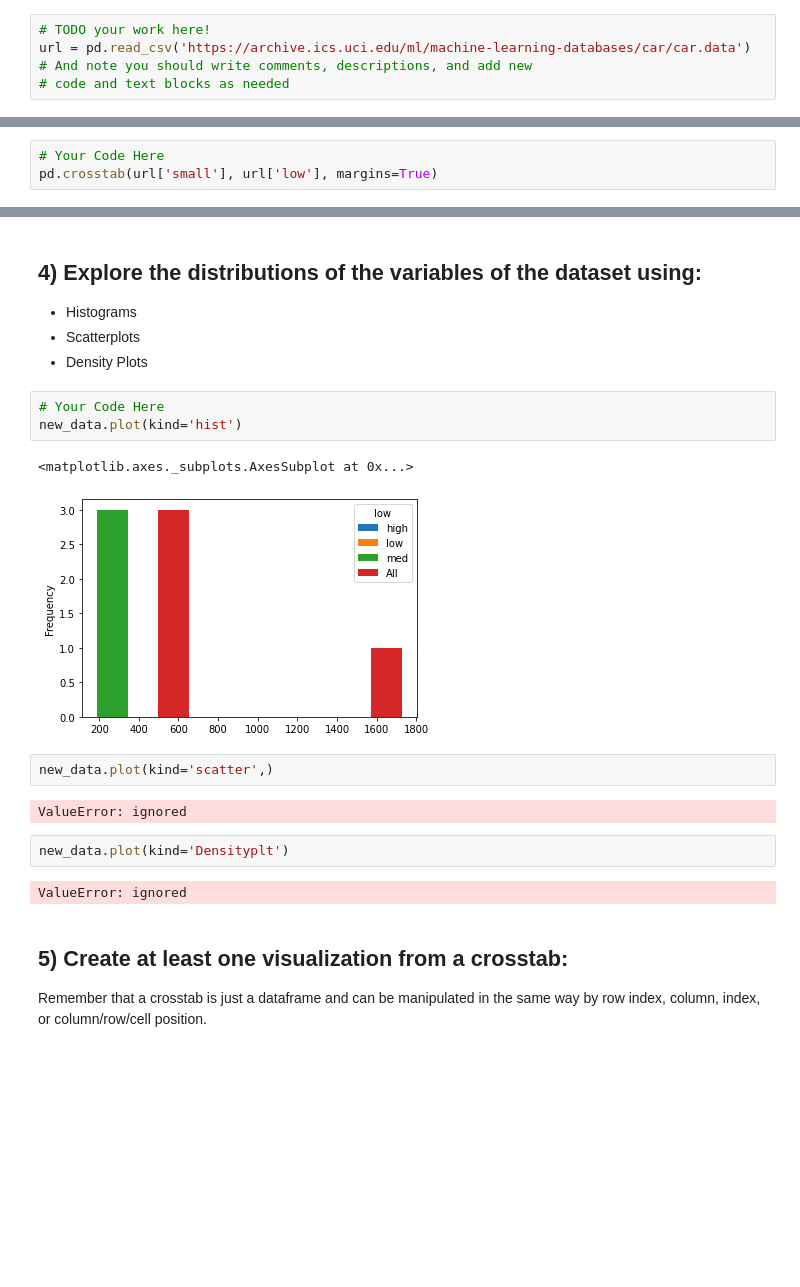
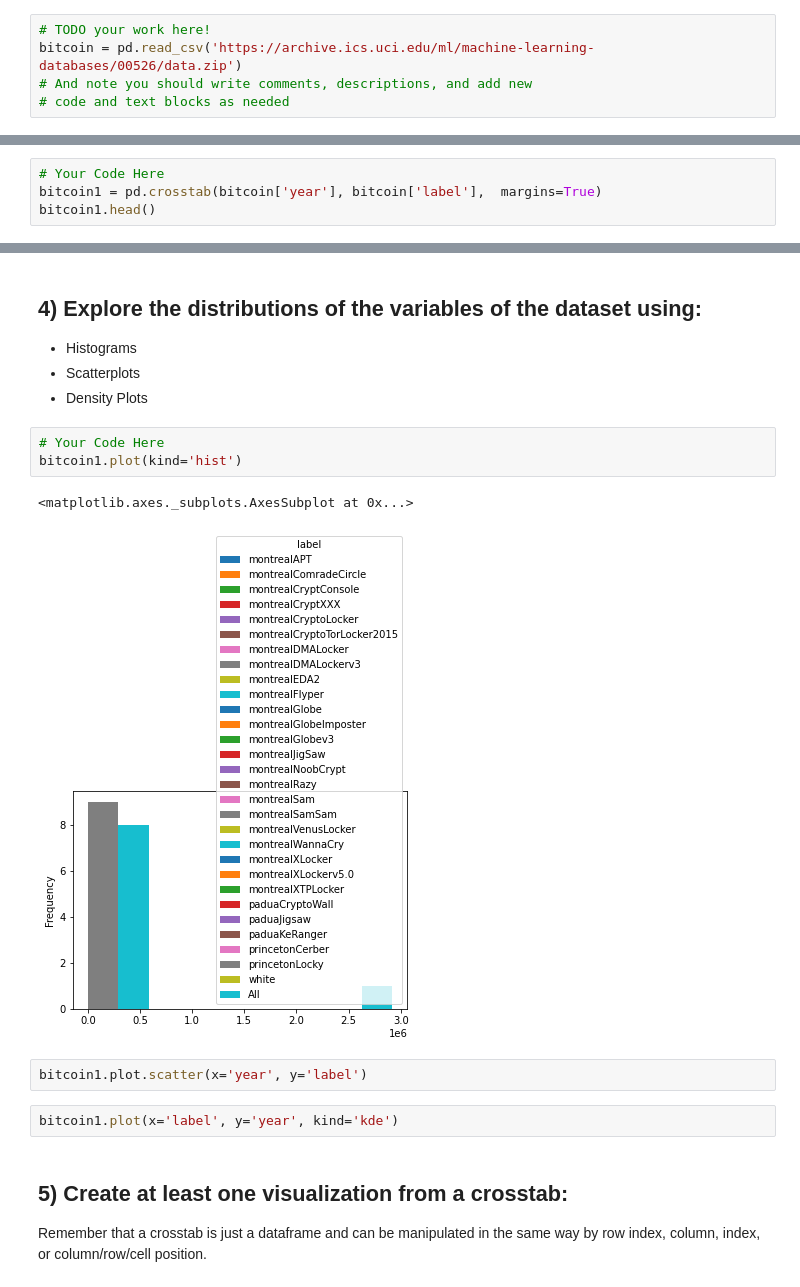
Before and after one commit to Sahlegiorgis/DS-Unit-1-Sprint-1-Data-Wrangling-and-Storytelling, a Jupyter notebook: Copy_of_LS_DS_111_Exploratory_Data_Analysis_Assignment.ipynb, the cells around one changed output, grey strips where cells are left out. Drawn from its saved outputs; the diff is of its cells as text; blank space fills up the shorter version.

Commit message:
Created using Colaboratory https://colab.research.google.com/drive/1oRX6776M6hK7wKz_-b3EXSsmKZBcuI3G

```diff
--- a/Copy_of_LS_DS_111_Exploratory_Data_Analysis_Assignment.ipynb
+++ b/Copy_of_LS_DS_111_Exploratory_Data_Analysis_Assignment.ipynb
@@ -86,7 +86,7 @@ Choose a second dataset from the "Popular Datasets" listing on UCI, but this tim
 - Answer all of the same bullet point questions from part 1 again on this new dataset.
 # %%
 # TODO your work here!
-url = pd.read_csv('https://archive.ics.uci.edu/ml/machine-learning-databases/car/car.data')
+bitcoin = pd.read_csv('https://archive.ics.uci.edu/ml/machine-learning-databases/00526/data.zip')
 # And note you should write comments, descriptions, and add new
 # code and text blocks as needed
 # %%
@@ -117,5 +117,6 @@ url.shape
 Take whichever of the above datasets has more categorical variables and use crosstabs to tabulate the different instances of the categorical variables.
 # %%
 # Your Code Here
-pd.crosstab(url['small'], url['low'], margins=True)
+bitcoin1 = pd.crosstab(bitcoin['year'], bitcoin['label'],  margins=True)
+bitcoin1.head()
 # %% [output]
@@ -134,18 +144,14 @@ new_data = pd.crosstab(url['small'], url['low'], margins=True)
 - Density Plots
 # %%
 # Your Code Here
-new_data.plot(kind='hist')
+bitcoin1.plot(kind='hist')
 # %% [output]
 <matplotlib.axes._subplots.AxesSubplot at 0x...>
-[figure, old version]
+[figure, new version]
-# %%
-new_data.plot(kind='scatter',)
-# %% [output]
-ValueError: ignored
-# %%
-new_data.plot(kind='Densityplt')
-# %% [output]
-ValueError: ignored
+# %%
+bitcoin1.plot.scatter(x='year', y='label')
+# %%
+bitcoin1.plot(x='label', y='year', kind='kde')
 # %% [markdown]
 ## 5) Create at least one visualization from a crosstab:
 
```
Also changed, not shown: parts of 7 cells of this notebook.
